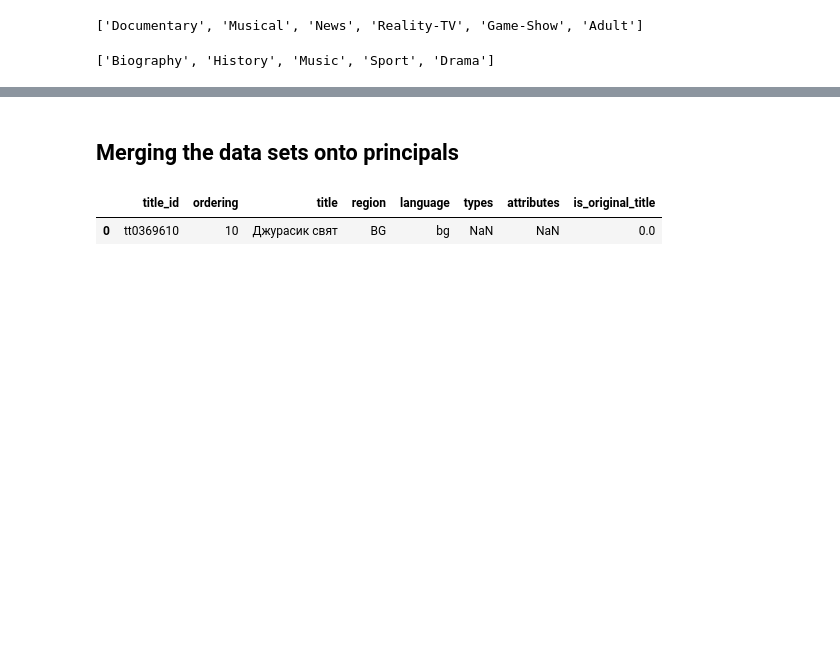
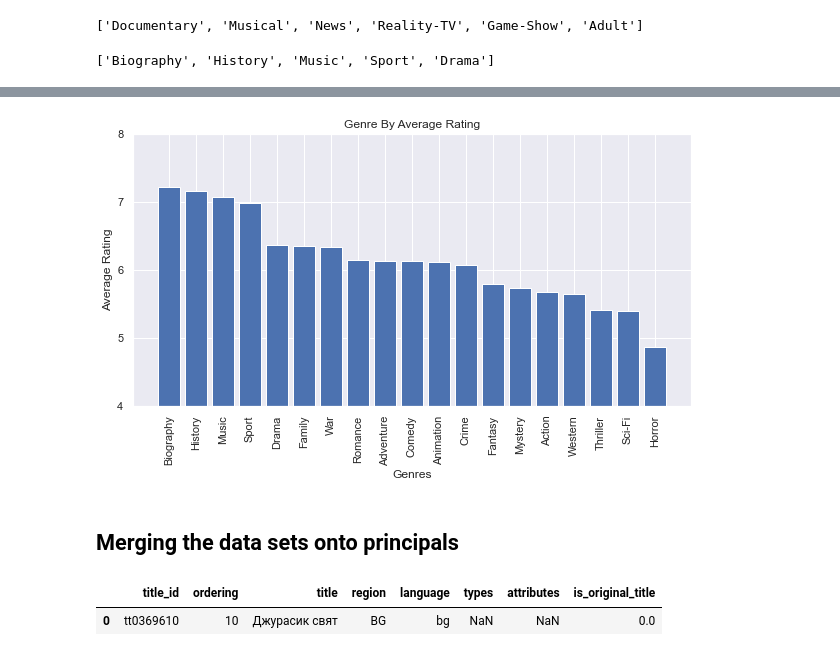
Before and after one commit to NelGen/NG-Msoft-Movie-Project, a Jupyter notebook: ScrapBook.ipynb, the cells around one changed output, grey strips where cells are left out. Drawn from its saved outputs; the diff is of its cells as text; code cells hidden in the pictures; blank space fills up the shorter version.

```diff
--- a/ScrapBook.ipynb
+++ b/ScrapBook.ipynb
@@ -452,3 +494,17 @@ top_5_genres
+# %%
+fig_genre, ax_genre = plt.subplots(figsize = (10,5))
+
+ax_genre.bar(x,y)
+
+ax_genre.set_xlabel("Genres")
+ax_genre.invert_yaxis()
+ax_genre.set_ylabel('Average Rating')
+ax_genre.set_title('Genre By Average Rating')
+ax_genre.set_ylim(4,8)
+ax_genre.set_yticks([4,5,6,7,8])
+ax_genre.set_xticklabels(x, rotation = 90);
+# %% [output]
+[figure, added]
 # %% [markdown]
 ## Merging the data sets onto principals
 # %%
```
Also changed, not shown: parts of 7 cells of this notebook, 1 other file.
